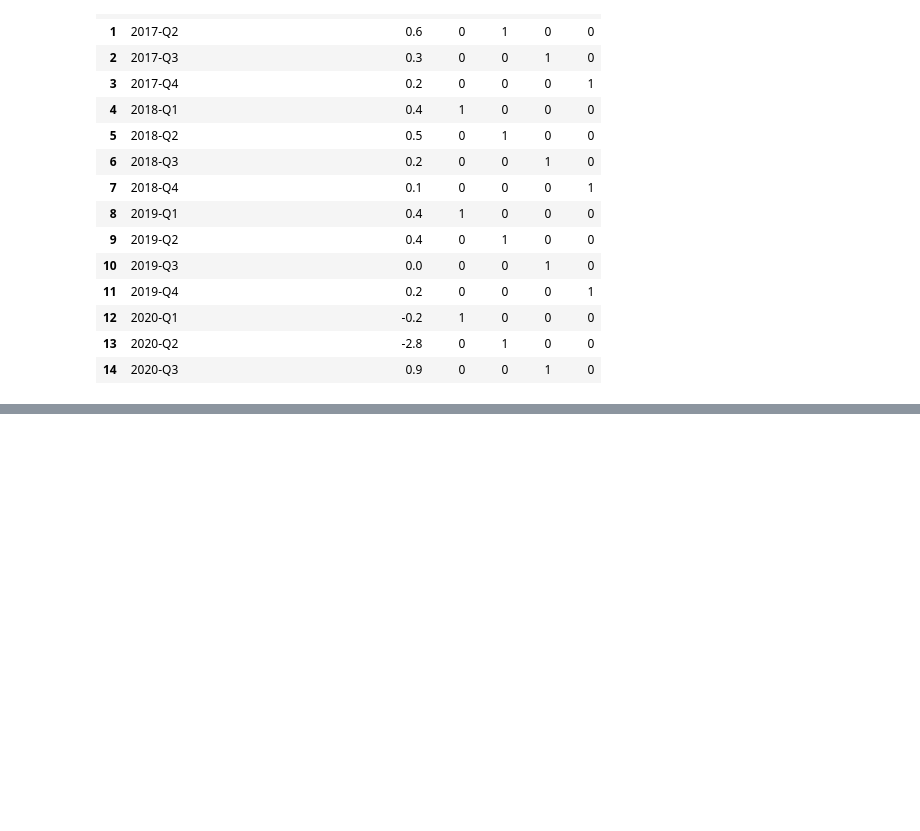
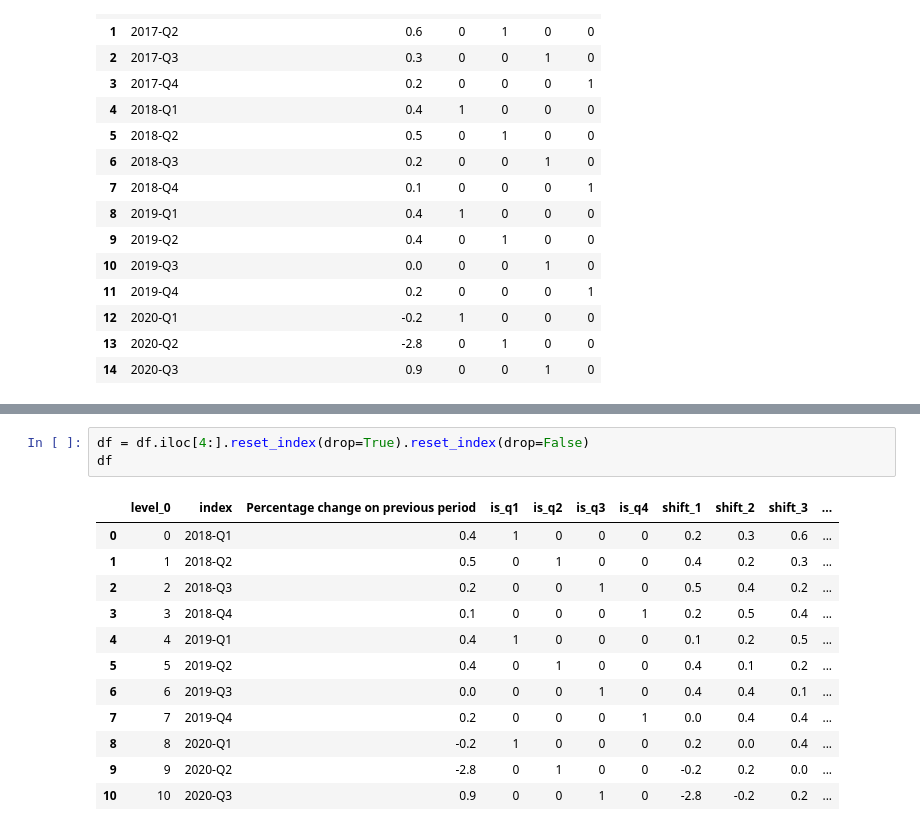
Before and after one commit to JoeJoe1313/Impact-of-Covid-19-on-the-Employment-Growth-in-the-EU, a Jupyter notebook: AEEM.ipynb, the cells around one changed output, grey strips where cells are left out. Drawn from its saved outputs; the diff is of its cells as text; blank space fills up the shorter version.

```diff
--- a/AEEM.ipynb
+++ b/AEEM.ipynb
@@ -75,0 +100,16 @@ df
+# %%
+df = df.iloc[4:].reset_index(drop=True).reset_index(drop=False)
+df
+# %% [output]
+|  | level_0 | index | Percentage change on previous period | is_q1 | is_q2 | is_q3 | is_q4 | shift_1 | shift_2 | shift_3 | ... |
+| 0 | 0 | 2018-Q1 | 0.4 | 1 | 0 | 0 | 0 | 0.2 | 0.3 | 0.6 | ... |
+| 1 | 1 | 2018-Q2 | 0.5 | 0 | 1 | 0 | 0 | 0.4 | 0.2 | 0.3 | ... |
+| 2 | 2 | 2018-Q3 | 0.2 | 0 | 0 | 1 | 0 | 0.5 | 0.4 | 0.2 | ... |
+| 3 | 3 | 2018-Q4 | 0.1 | 0 | 0 | 0 | 1 | 0.2 | 0.5 | 0.4 | ... |
+| 4 | 4 | 2019-Q1 | 0.4 | 1 | 0 | 0 | 0 | 0.1 | 0.2 | 0.5 | ... |
+| 5 | 5 | 2019-Q2 | 0.4 | 0 | 1 | 0 | 0 | 0.4 | 0.1 | 0.2 | ... |
+| 6 | 6 | 2019-Q3 | 0.0 | 0 | 0 | 1 | 0 | 0.4 | 0.4 | 0.1 | ... |
+| 7 | 7 | 2019-Q4 | 0.2 | 0 | 0 | 0 | 1 | 0.0 | 0.4 | 0.4 | ... |
+| 8 | 8 | 2020-Q1 | -0.2 | 1 | 0 | 0 | 0 | 0.2 | 0.0 | 0.4 | ... |
+| 9 | 9 | 2020-Q2 | -2.8 | 0 | 1 | 0 | 0 | -0.2 | 0.2 | 0.0 | ... |
+| 10 | 10 | 2020-Q3 | 0.9 | 0 | 0 | 1 | 0 | -2.8 | -0.2 | 0.2 | ... |
```
Also changed, not shown: parts of 17 cells of this notebook.
